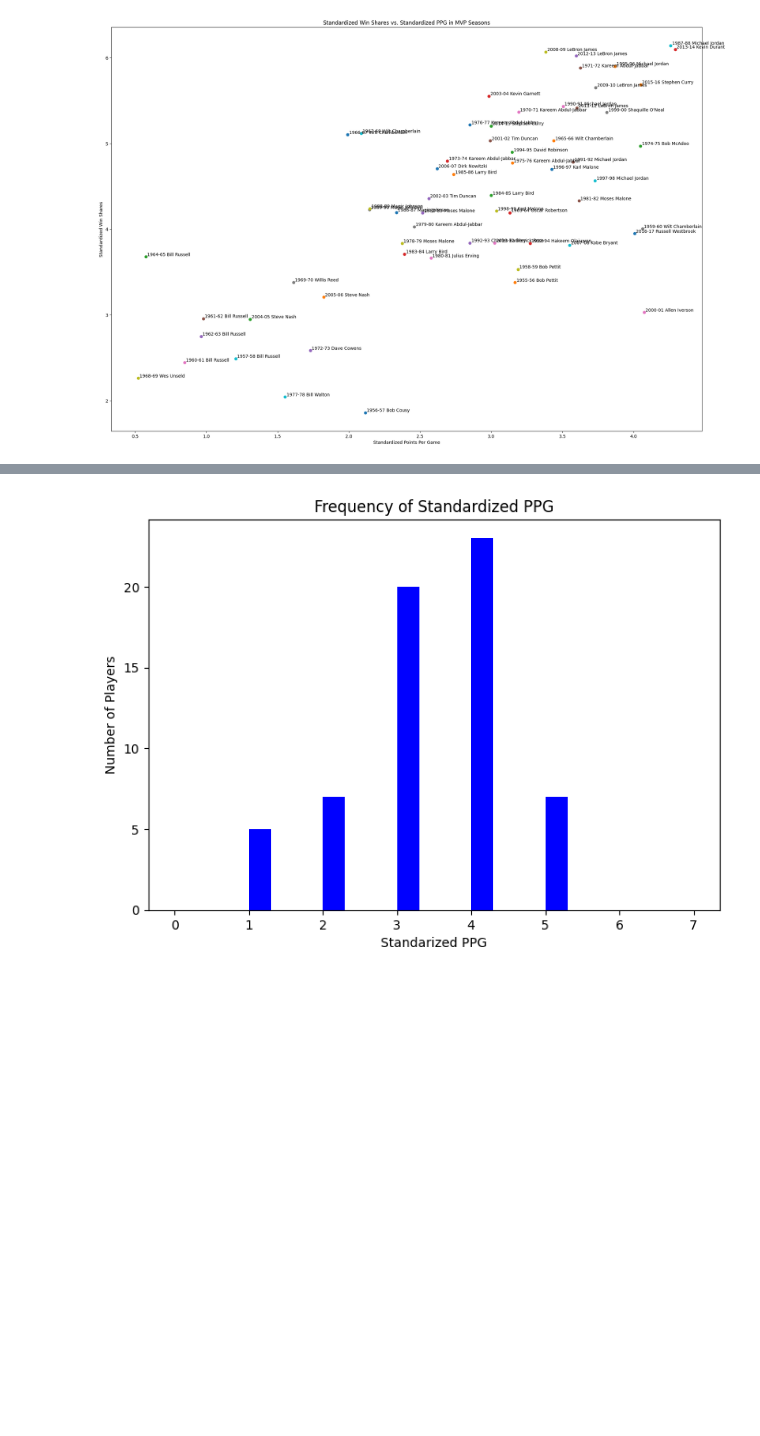
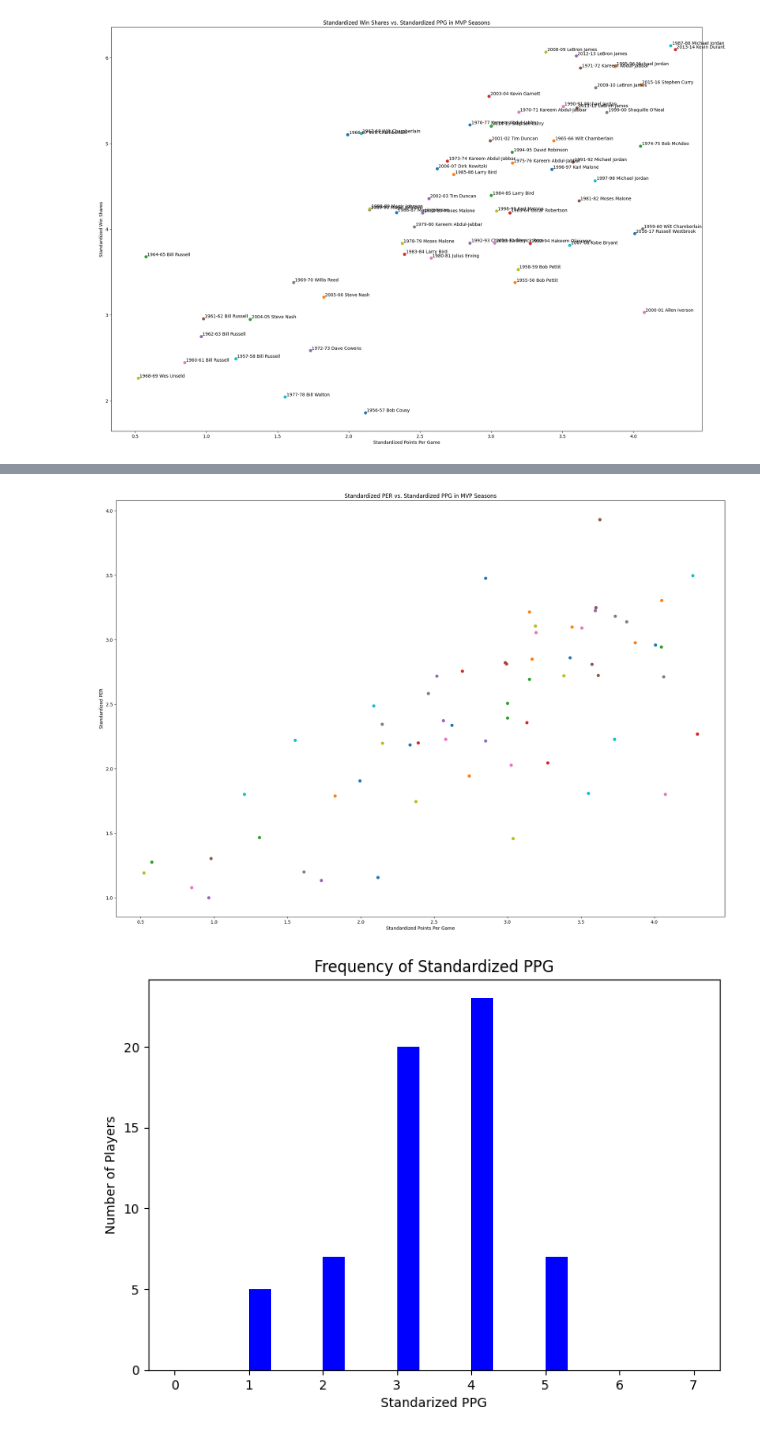
Before and after one commit to sash-wat/cmsc320final, a Jupyter notebook: project.ipynb, the cells around one changed output, grey strips where cells are left out. Saved outputs shown, nothing was run; the diff lists cells and outputs as text; code cells hidden in the pictures; blank space fills up the shorter version.

```diff
--- a/project.ipynb
+++ b/project.ipynb
@@ -287,3 +305,14 @@ plt.show()
+# %%
+# Plotting Standardized PER vs. Standardized PPG to show how much of an outlier MVPs are in these two categories
+for e in mvp_dict:
+    plt.scatter(mvp_dict[e][0], mvp_dict[e][2])
+
+plt.title('Standardized PER vs. Standardized PPG in MVP Seasons')
+plt.ylabel('Standardized PER')
+plt.xlabel('Standardized Points Per Game')
+plt.show()
+# %% [output]
+[figure, added]
 # %%
 plt.rcParams["figure.figsize"] = (8,5.5)
 plt.hist(np.ceil(ppg), bins=np.arange(8), color='blue', width=0.3)
```
Also changed, not shown: parts of 14 cells of this notebook, 1 other file.
